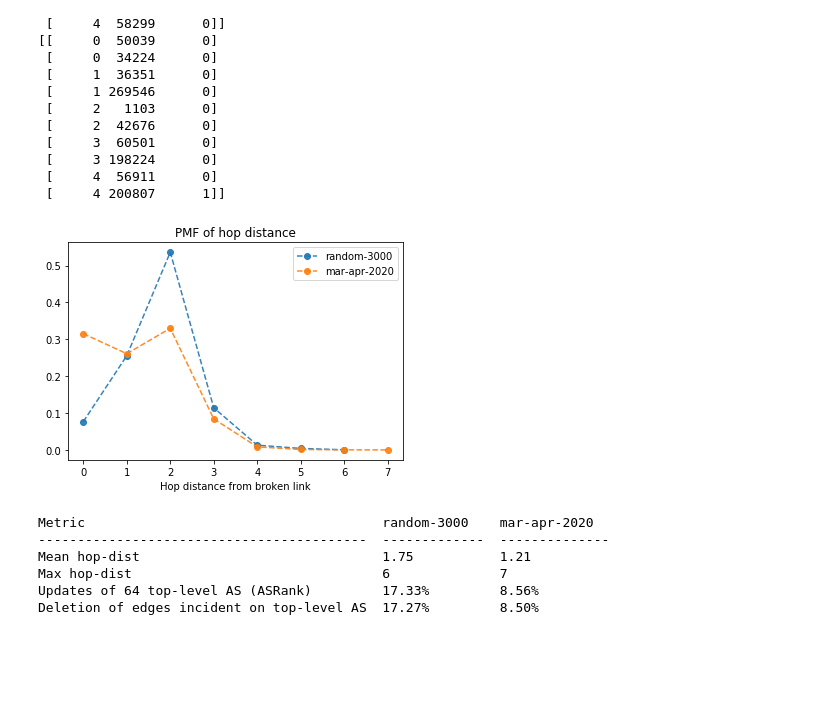
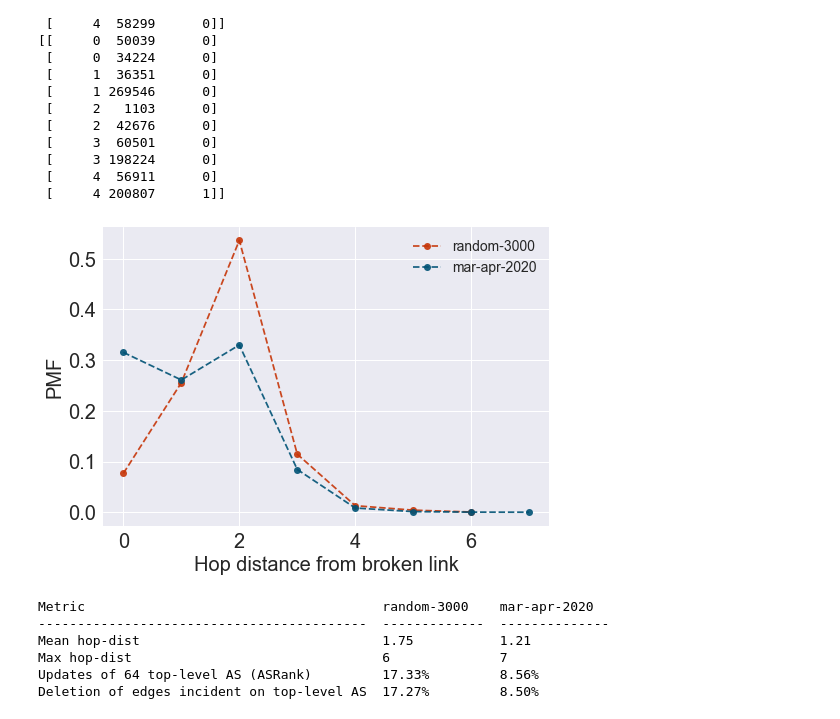
Before and after one commit to dedis/student_20_compactInternet, a Jupyter notebook: TZ_metrics.ipynb, the cells around one changed output. Saved outputs shown, nothing was run; the diff lists cells and outputs as text; code cells hidden in the pictures; blank space fills up the shorter version.

```diff
--- a/TZ_metrics.ipynb
+++ b/TZ_metrics.ipynb
@@ -6,5 +7,17 @@ import matplotlib.pyplot as plt
 import math
 from tabulate import tabulate
+# %%
+# Set save_figures to True, to save graphs as .svg files
+save_figures = True
+def save_svg(filename):
+    if save_figures:
+        plt.savefig("./figs/" + filename + ".svg")
+# %%
+mpl.style.use("seaborn")
+mpl.rc('xtick', labelsize=20)
+mpl.rc('ytick', labelsize=20)
+mpl.rc('axes', labelsize=20)
+mpl.rc('legend', fontsize=14)
 # %% [markdown]
  # TZ metrics
 # %% [markdown]
@@ -409,9 +661,9 @@ def draw_update_distribution(meas_by_evt):
     plt.xscale("log")
 # %%
 # Update hop-distance distribution
-def draw_hop_distance_distribution(meas_by_evt, data_name=""):
+def draw_hop_distance_distribution(meas_by_evt, data_name="", color_param=None):
     distance_distr = np.unique(np.sort(np.concatenate(apply_func_by_event(meas_by_evt, lambda x: x[:,1]))), return_counts=True)
-    plt.plot(distance_distr[0], distance_distr[1] / distance_distr[1].sum().astype(float), "--o", alpha=.9, label=data_name)
+    plt.plot(distance_distr[0], distance_distr[1] / distance_distr[1].sum().astype(float), "--o", color=color_param, alpha=.9, label=data_name)
 # %%
 top_level_as = np.array([   174,   3356,   7018,   3549,   1299,   3257,    209,   6461,
          2914,   6939,    701,  12389,   9498,   8220,   9002,  46887,
@@ -435,12 +687,14 @@ def top_as_incident_edges(meas_by_evt):
 #print("~%.2f%% of events involve the update of a top-level AS (64 most important ones according to ASRank)" % ())
 #print("~%.2f%% of events involve the deletion of a link adjacent to a top-level AS (64 most important ones according to ASRank)" % ()
 # %%
-draw_hop_distance_distribution(measures_spo_GRP_3000, "random-3000"), draw_hop_distance_distribution(measures_spo_GRP_chosen, "mar-apr-2020")
+draw_hop_distance_distribution(measures_spo_GRP_3000, "random-3000", "#C63508"), draw_hop_distance_distribution(measures_spo_GRP_chosen, "mar-apr-2020", "#005275")
 plt.xlabel("Hop distance from broken link")
-plt.title("PMF of hop distance")
+plt.ylabel("PMF")
+#plt.title("PMF of hop distance")
 plt.legend();
+save_svg("hop_dist_pmf")
 # %% [output]
-[figure, old version]
+[figure, new version]
 # %%
 print(tabulate([
     ["Mean hop-dist", "%.2f" % mean_distance(measures_spo_GRP_3000), "%.2f" % mean_distance(measures_spo_GRP_chosen)],
```
Also changed, not shown: parts of 82 cells of this notebook.
